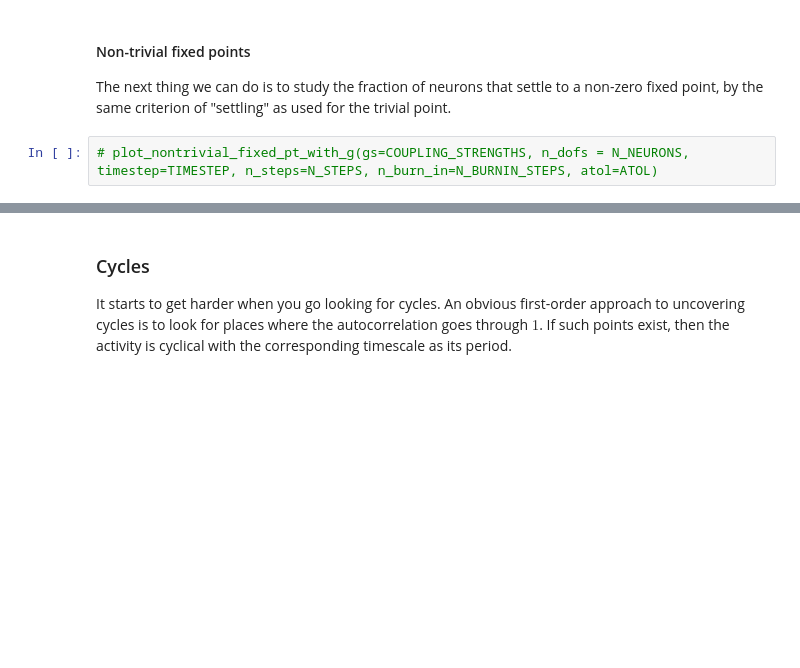
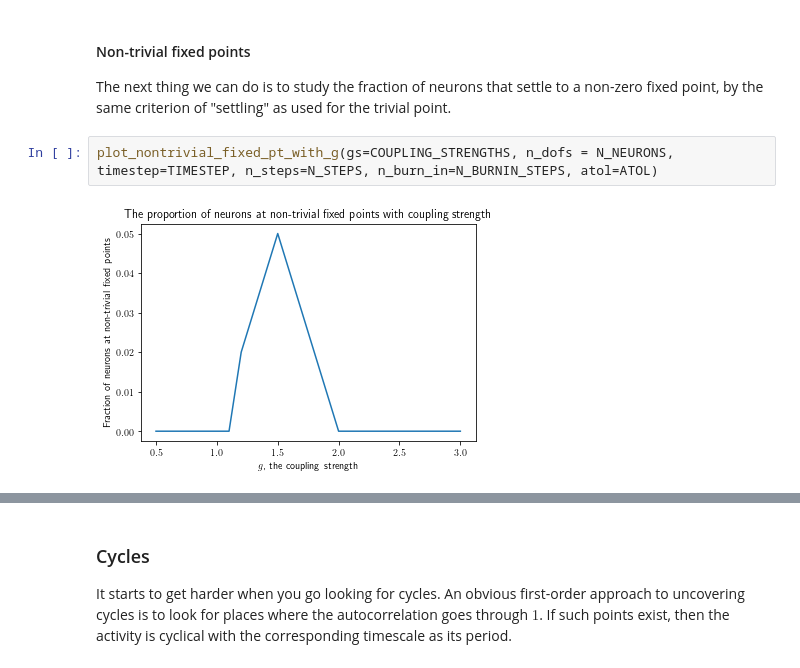
Before and after one commit to jqhoogland/randnn, a Jupyter notebook: Transfer Operator on Random Neural Networks.ipynb, the cells around one changed output, grey strips where cells are left out. Cells and saved outputs as stored; diff of their text form; blank space fills up the shorter version.

```diff
--- a/Transfer Operator on Random Neural Networks.ipynb
+++ b/Transfer Operator on Random Neural Networks.ipynb
@@ -148,4 +160,6 @@ ATOL = 1e-3
 
 The next thing we can do is to study the fraction of neurons that settle to a non-zero fixed point, by the same criterion of "settling" as used for the trivial point.
 # %%
-# plot_nontrivial_fixed_pt_with_g(gs=COUPLING_STRENGTHS, n_dofs = N_NEURONS, timestep=TIMESTEP, n_steps=N_STEPS, n_burn_in=N_BURNIN_STEPS, atol=ATOL)
+plot_nontrivial_fixed_pt_with_g(gs=COUPLING_STRENGTHS, n_dofs = N_NEURONS, timestep=TIMESTEP, n_steps=N_STEPS, n_burn_in=N_BURNIN_STEPS, atol=ATOL)
+# %% [output]
+[figure, added]
```
Also changed, not shown: parts of 15 cells of this notebook, 8 other files.
